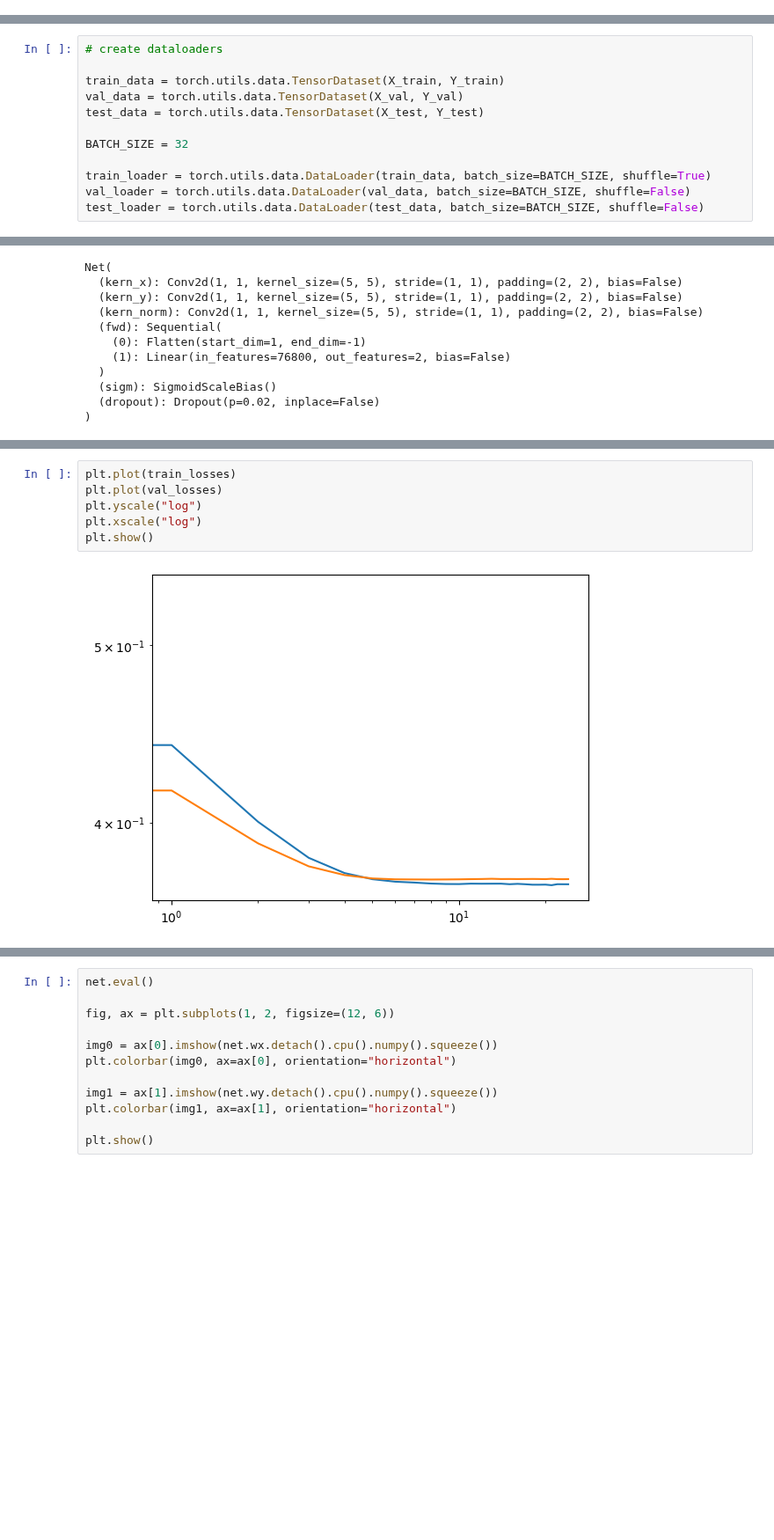
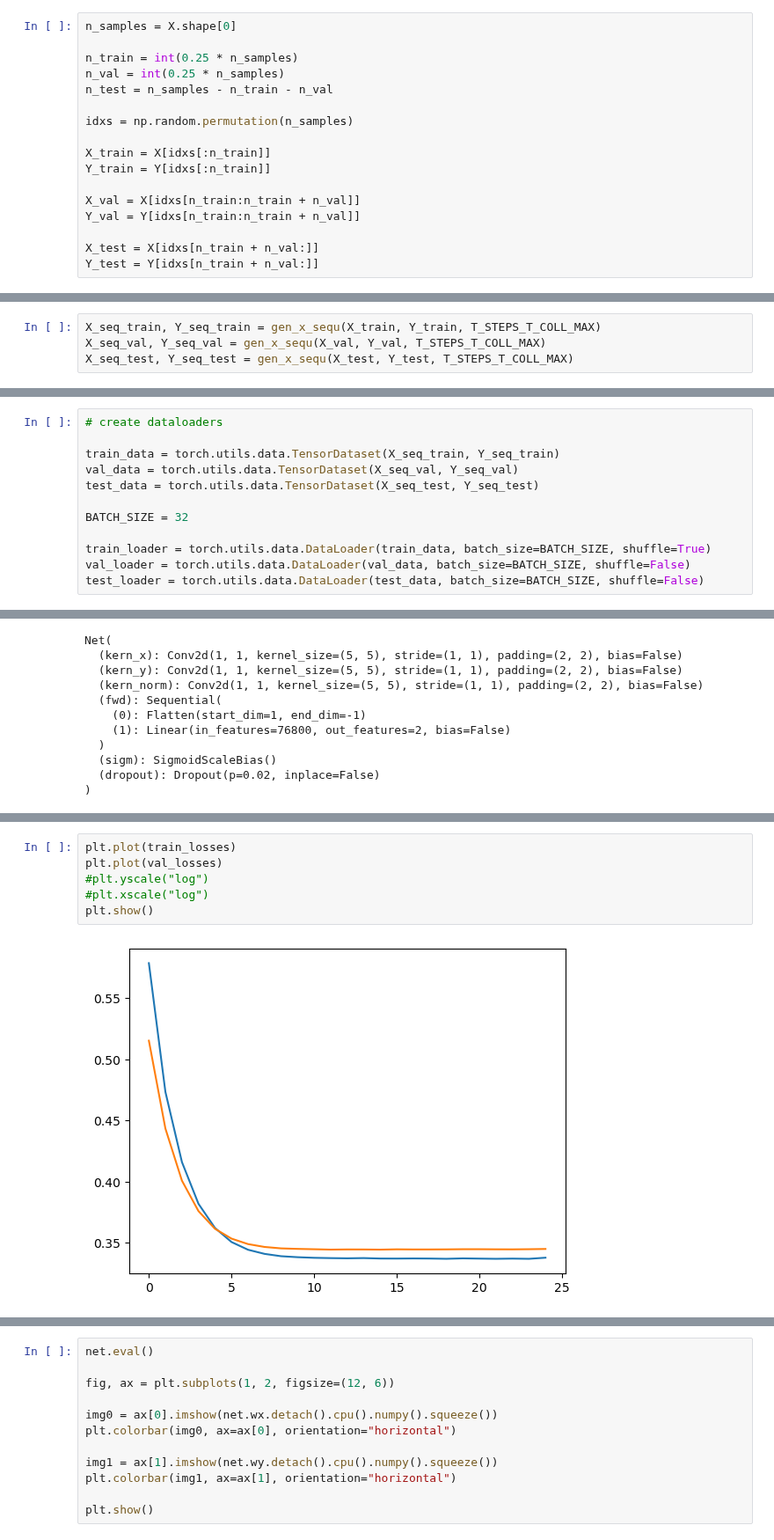
Before and after one commit to FabianSchubert/Bio-Inspired-Event-Based-Looming-Object-Detection-for-Automotive-Collision-Avoidance, a Jupyter notebook: experiments/carla_sim/random_spawn/train_rnn.ipynb, the cells around one changed output, grey strips where cells are left out. Shown at 88% size. Saved outputs shown, nothing was run; the diff lists cells and outputs as text; blank space fills up the shorter version.

```diff
--- a/experiments/carla_sim/random_spawn/train_rnn.ipynb
+++ b/experiments/carla_sim/random_spawn/train_rnn.ipynb
@@ -327,0 +333,17 @@ metadata = torch.load(os.path.join(exp_fold, "metadata.pt"))
+# %%
+n_samples = X.shape[0]
+
+n_train = int(0.25 * n_samples)
+n_val = int(0.25 * n_samples)
+n_test = n_samples - n_train - n_val
+
+idxs = np.random.permutation(n_samples)
+
+X_train = X[idxs[:n_train]]
+Y_train = Y[idxs[:n_train]]
+
+X_val = X[idxs[n_train:n_train + n_val]]
+Y_val = Y[idxs[n_train:n_train + n_val]]
+
+X_test = X[idxs[n_train + n_val:]]
+Y_test = Y[idxs[n_train + n_val:]]
@@ -344,2 +366,6 @@ X_seq, Y_seq = gen_x_sequ(X, Y, T_STEPS_T_COLL_MAX)
+# %%
+X_seq_train, Y_seq_train = gen_x_sequ(X_train, Y_train, T_STEPS_T_COLL_MAX)
+X_seq_val, Y_seq_val = gen_x_sequ(X_val, Y_val, T_STEPS_T_COLL_MAX)
+X_seq_test, Y_seq_test = gen_x_sequ(X_test, Y_test, T_STEPS_T_COLL_MAX)
 # %%
 try:
@@ -367,9 +379,9 @@ Y_test = Y_seq[idx[n_train+n_val:]]
 # %%
 # create dataloaders
 
-train_data = torch.utils.data.TensorDataset(X_train, Y_train)
-val_data = torch.utils.data.TensorDataset(X_val, Y_val)
-test_data = torch.utils.data.TensorDataset(X_test, Y_test)
+train_data = torch.utils.data.TensorDataset(X_seq_train, Y_seq_train)
+val_data = torch.utils.data.TensorDataset(X_seq_val, Y_seq_val)
+test_data = torch.utils.data.TensorDataset(X_seq_test, Y_seq_test)
 
 BATCH_SIZE = 32
 
@@ -469,11 +480,11 @@ Validation loss: 0.37243253914866503
 # %%
 plt.plot(train_losses)
 plt.plot(val_losses)
-plt.yscale("log")
-plt.xscale("log")
+#plt.yscale("log")
+#plt.xscale("log")
 plt.show()
 # %% [output]
-[figure, old version]
+[figure, new version]
 # %%
 # test the model
 
```
Also changed, not shown: parts of 21 cells of this notebook, 14 other files.
